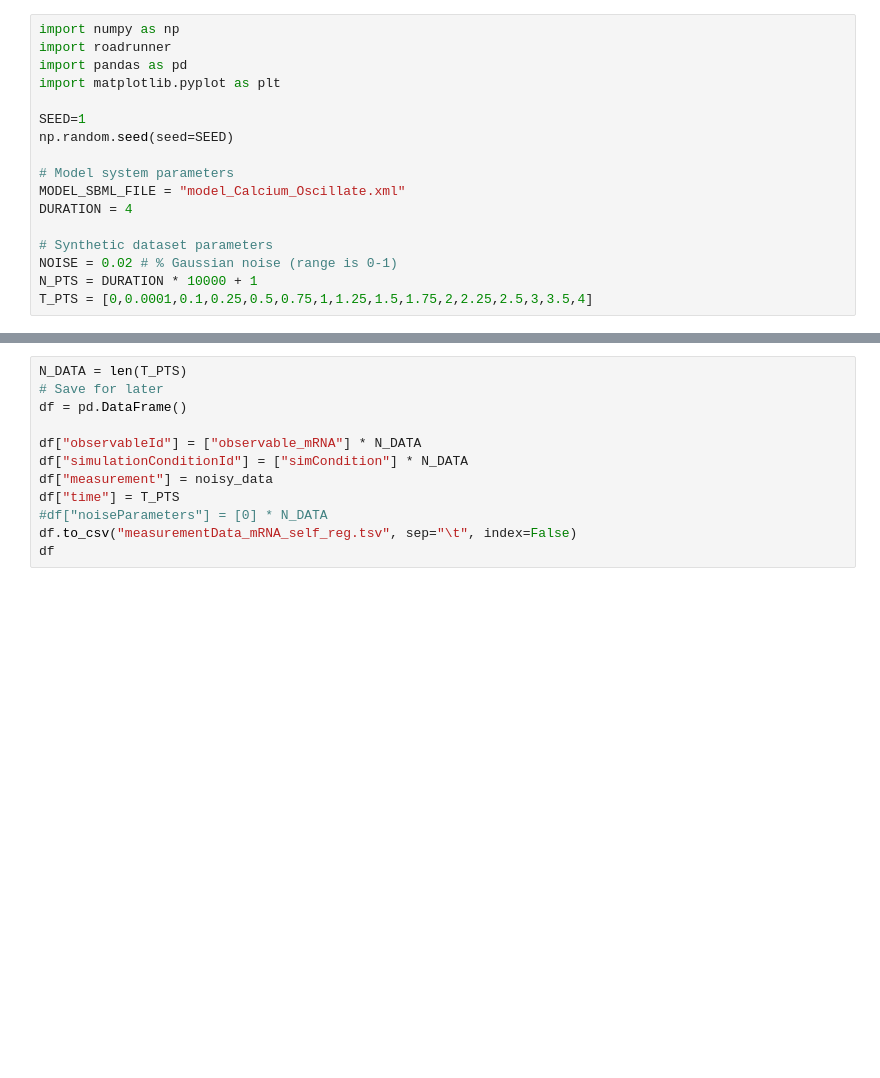
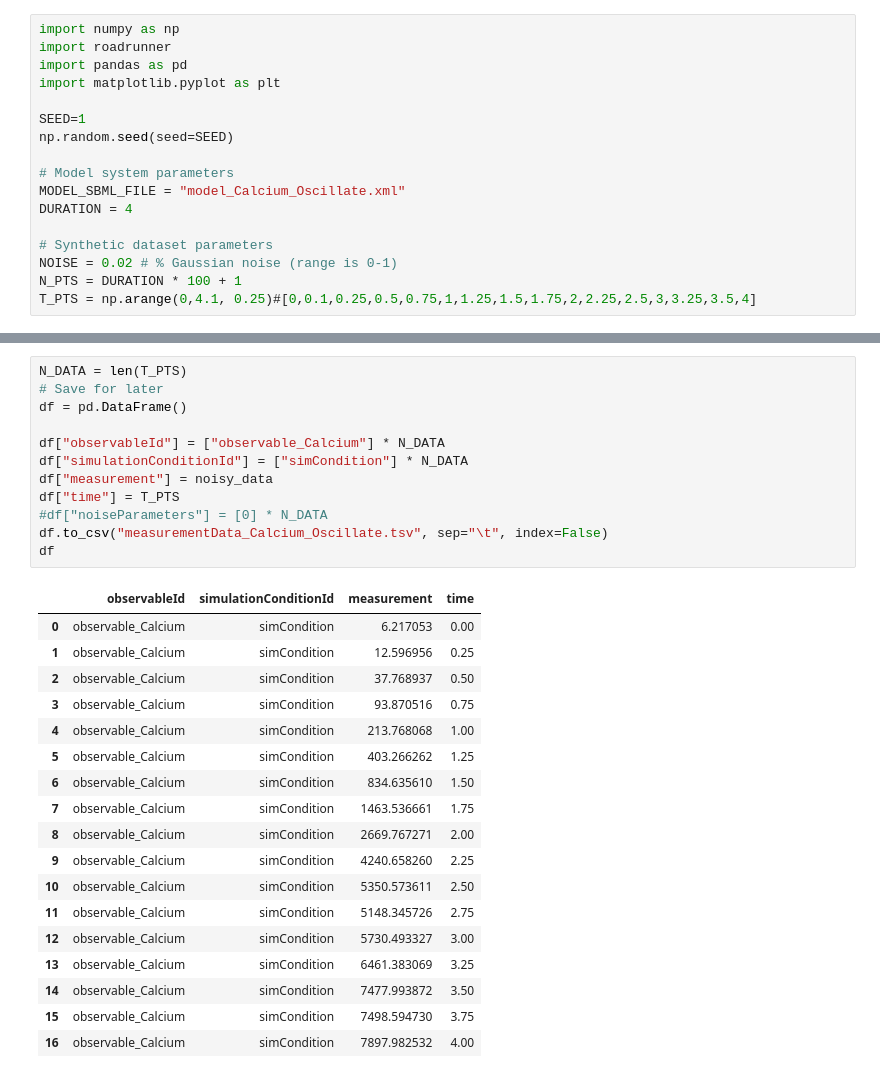
Before and after one commit to LarkinIt/BayesianBenchmark, a Jupyter notebook: Calcium_Oscillate/generate_calcium_data.ipynb, the cells around one changed output, grey strips where cells are left out. Cells and saved outputs as stored; diff of their text form; blank space fills up the shorter version.

Commit message:
finished calcium oscillate petab setup

```diff
--- a/Calcium_Oscillate/generate_calcium_data.ipynb
+++ b/Calcium_Oscillate/generate_calcium_data.ipynb
@@ -13,8 +13,8 @@ DURATION = 4
 
 # Synthetic dataset parameters
 NOISE = 0.02 # % Gaussian noise (range is 0-1)
-N_PTS = DURATION * 10000 + 1
-T_PTS = [0,0.0001,0.1,0.25,0.5,0.75,1,1.25,1.5,1.75,2,2.25,2.5,3,3.5,4]
+N_PTS = DURATION * 100 + 1
+T_PTS = np.arange(0,4.1, 0.25)#[0,0.1,0.25,0.5,0.75,1,1.25,1.5,1.75,2,2.25,2.5,3,3.25,3.5,4]
 # %%
 def gaussian_noise(x,std,mu=0):
     noise = np.random.normal(mu, std, size = x.shape)
@@ -48,14 +48,33 @@ plt.ylabel("[Ca]");
 # %%
 N_DATA = len(T_PTS)
 # Save for later
 df = pd.DataFrame()
 
-df["observableId"] = ["observable_mRNA"] * N_DATA
+df["observableId"] = ["observable_Calcium"] * N_DATA
 df["simulationConditionId"] = ["simCondition"] * N_DATA
 df["measurement"] = noisy_data
 df["time"] = T_PTS
 #df["noiseParameters"] = [0] * N_DATA
-df.to_csv("measurementData_mRNA_self_reg.tsv", sep="\t", index=False)
+df.to_csv("measurementData_Calcium_Oscillate.tsv", sep="\t", index=False)
 df
+# %% [output]
+|  | observableId | simulationConditionId | measurement | time |
+| 0 | observable_Calcium | simCondition | 6.217053 | 0.00 |
+| 1 | observable_Calcium | simCondition | 12.596956 | 0.25 |
+| 2 | observable_Calcium | simCondition | 37.768937 | 0.50 |
+| 3 | observable_Calcium | simCondition | 93.870516 | 0.75 |
+| 4 | observable_Calcium | simCondition | 213.768068 | 1.00 |
+| 5 | observable_Calcium | simCondition | 403.266262 | 1.25 |
+| 6 | observable_Calcium | simCondition | 834.635610 | 1.50 |
+| 7 | observable_Calcium | simCondition | 1463.536661 | 1.75 |
+| 8 | observable_Calcium | simCondition | 2669.767271 | 2.00 |
+| 9 | observable_Calcium | simCondition | 4240.658260 | 2.25 |
+| 10 | observable_Calcium | simCondition | 5350.573611 | 2.50 |
+| 11 | observable_Calcium | simCondition | 5148.345726 | 2.75 |
+| 12 | observable_Calcium | simCondition | 5730.493327 | 3.00 |
+| 13 | observable_Calcium | simCondition | 6461.383069 | 3.25 |
+| 14 | observable_Calcium | simCondition | 7477.993872 | 3.50 |
+| 15 | observable_Calcium | simCondition | 7498.594730 | 3.75 |
+| 16 | observable_Calcium | simCondition | 7897.982532 | 4.00 |
 # %%
 !petablint -h
```
Also changed, not shown: parts of 4 cells of this notebook, 1 other file.
